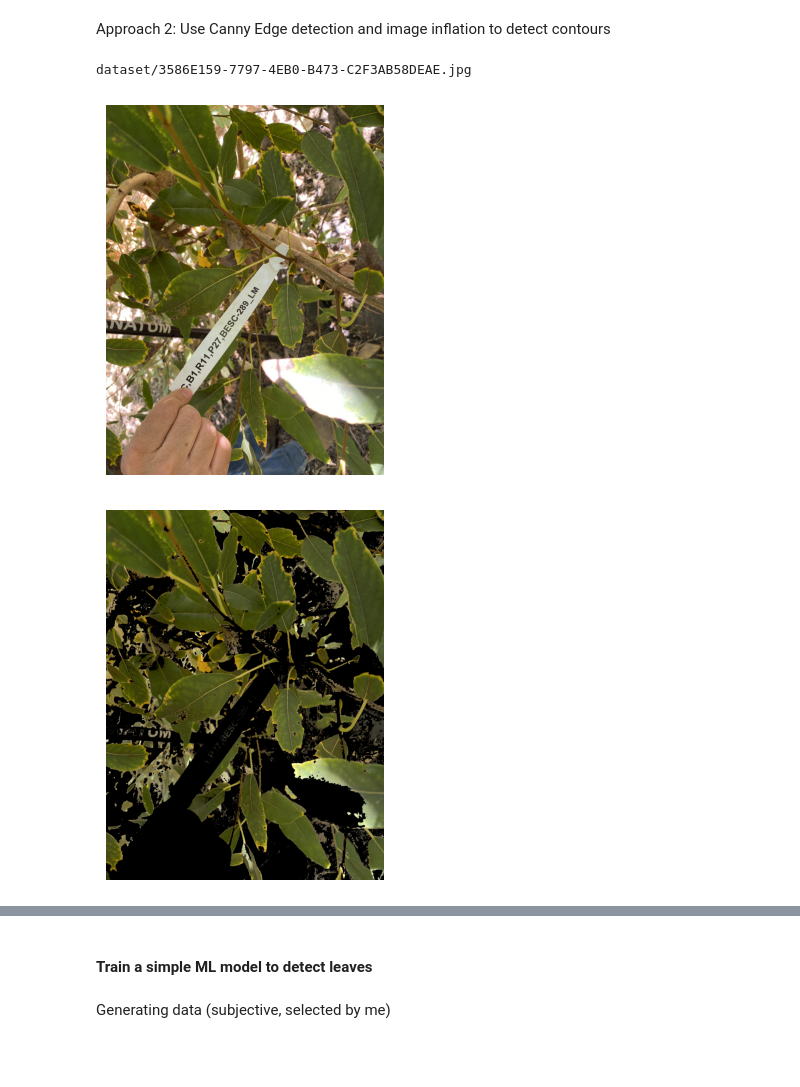
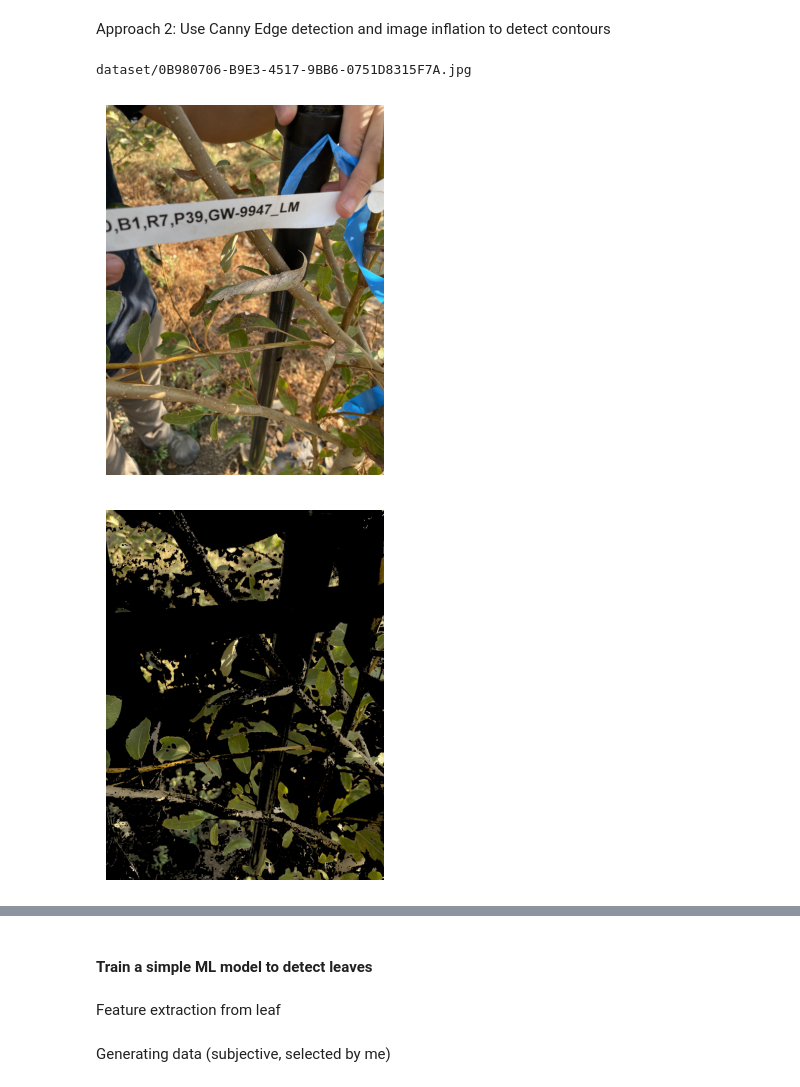
Before and after one commit to vivaansinghvi07/smoky-mountain-data-comp, a Jupyter notebook: step2.ipynb, the cells around one changed output, grey strips where cells are left out. Saved outputs shown, nothing was run; the diff lists cells and outputs as text; code cells hidden in the pictures; blank space fills up the shorter version.

```diff
--- a/step2.ipynb
+++ b/step2.ipynb
@@ -73,10 +86,6 @@ def get_leaves(img: cv2.Image, debug: bool = True) -> Any:
     masked = cv2.drawContours(masked, biggest_leaves, -1, (0, 0, 255), 5)
     if debug: imshow(masked)
 
-filename = f"dataset/{get_random_filename(SHEET_DATA)}"
-# filename = '' # uncomment this line to mess around with a specific filename
-print(filename)
-img = cv2.imread(filename)
-imshow(img)
+img = get_image()
 get_leaves(img, debug=True)
 # %% [output]
@@ -128,38 +137,34 @@ def draw_contours(contours: list[cv2.Contour], img: cv2.Image, mode: str = "rand
             case _:
                 raise Exception("Invalid color mode.")
         draw_img = cv2.drawContours(draw_img, [contour], -1, color, 5)
     return draw_img
 
 def get_leaf_contours(img: cv2.Image, debug: bool = False) -> list[cv2.Contour]:
 
     # generate a mask for the image (colors we are interested in)
     hsv_img = cv2.cvtColor(img, cv2.COLOR_BGR2HSV)
     mask = cv2.inRange(hsv_img, (20, 50, 50), (80, 255, 255))
     masked = cv2.bitwise_and(img, img, mask=mask)
     if debug: imshow(masked)
 
     # find the edges using the Canny algorithm
     img_blur = cv2.GaussianBlur(masked, (23, 23), sigmaX=0, sigmaY=0)
     edges = cv2.Canny(img_blur, threshold1=20, threshold2=40)
     dilated = cv2.bitwise_not(patchify(edges, 13, iters=2))
 
     # find the contours in the resulting image to determine which ones are leaves
     contours = filter_contours(cv2.findContours(dilated, cv2.RETR_EXTERNAL, cv2.CHAIN_APPROX_SIMPLE)[0], mask)
 
     # display found leaves
     if debug:
         drawn_contours = draw_contours(contours, cv2.cvtColor(edges, cv2.COLOR_GRAY2BGR))
         imshow(drawn_contours)
 
     return contours
 
-filename = f"dataset/{get_random_filename(SHEET_DATA)}"
-filename = 'dataset/3586E159-7797-4EB0-B473-C2F3AB58DEAE.jpg' # uncomment this line to mess around with a specific filename
-print(filename)
-img = cv2.imread(filename)
-imshow(img)
+img = get_image()
 _ = get_leaf_contours(img, debug=True)
 # %% [output]
-dataset/3586E159-7797-4EB0-B473-C2F3AB58DEAE.jpg
+dataset/0B980706-B9E3-4517-9BB6-0751D8315F7A.jpg
-[figure, old version]
+[figure, new version]
-[figure, old version]
+[figure, new version]
@@ -167,2 +172,4 @@ dataset/3586E159-7797-4EB0-B473-C2F3AB58DEAE.jpg
 # %% [markdown]
 #### Train a simple ML model to detect leaves
+# %% [markdown]
+Feature extraction from leaf
```
Also changed, not shown: parts of 14 cells of this notebook.
